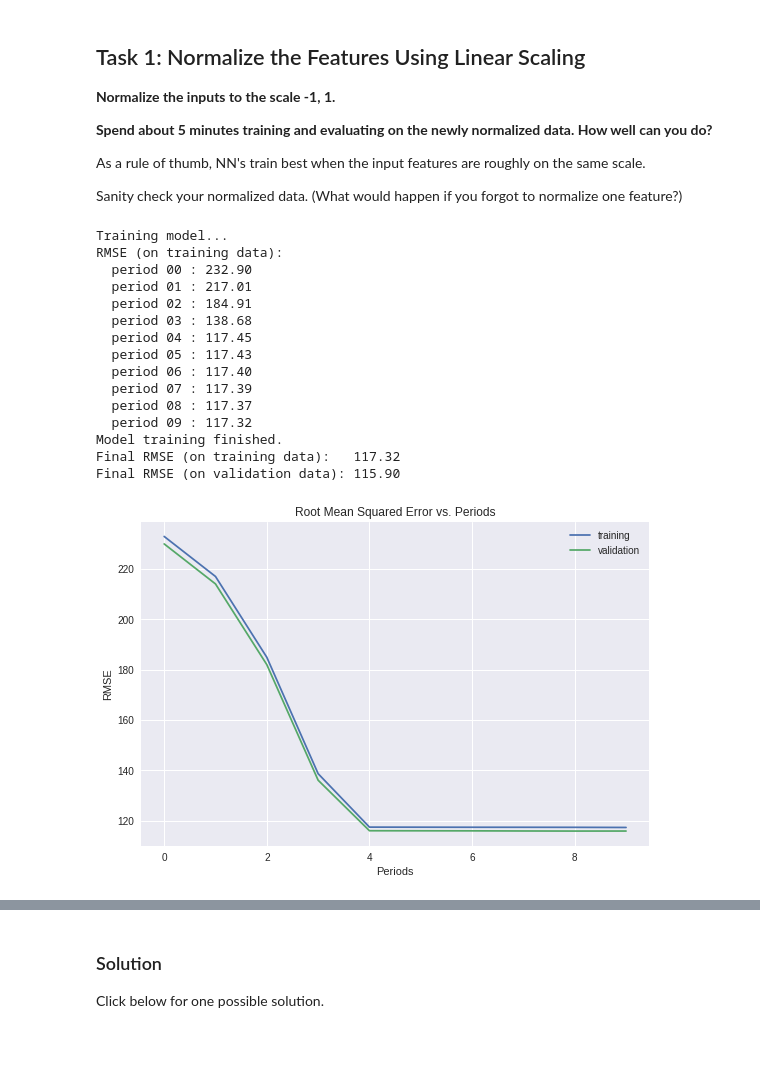
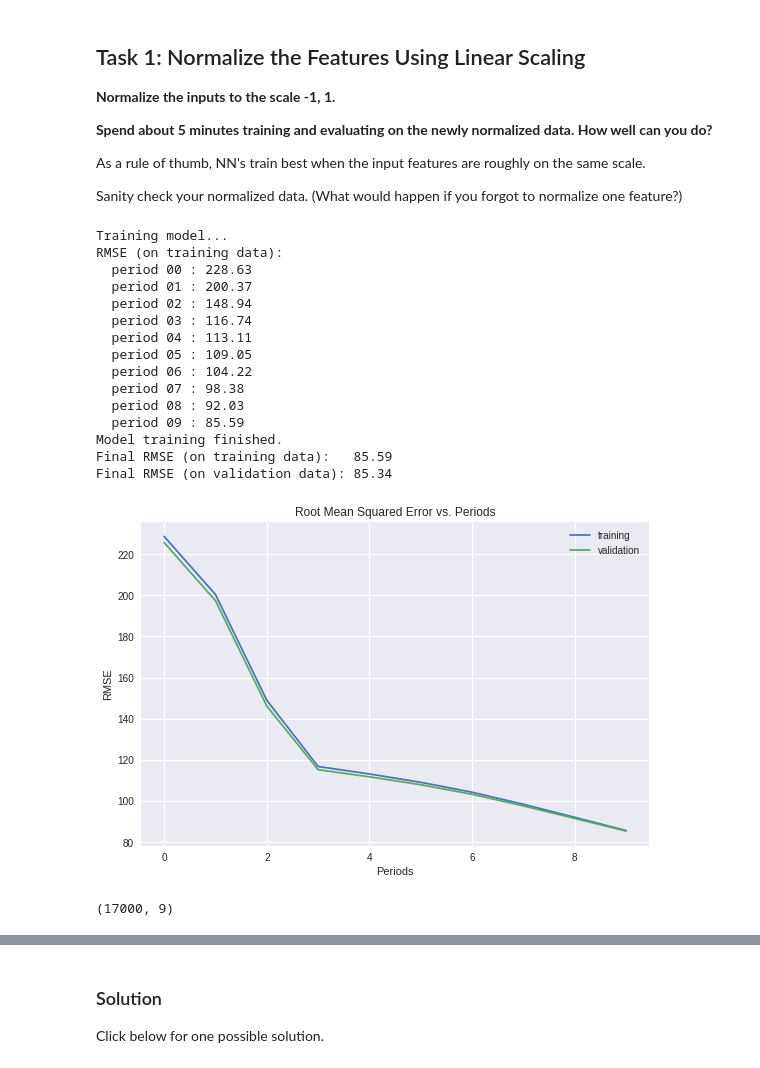
Before and after one commit to tenvol/tsf00, a Jupyter notebook: improving_neural_net_performance.ipynb, the cells around one changed output, grey strips where cells are left out. Cells and saved outputs as stored; diff of their text form; code cells hidden in the pictures.

```diff
--- a/improving_neural_net_performance.ipynb
+++ b/improving_neural_net_performance.ipynb
@@ -478,7 +470,8 @@ def normalize_linear_scale(examples_dataframe):
   #
   normalized_df = pd.DataFrame()
   for col_name in examples_dataframe:
-    normalized_df = pd.DataFrame(linear_scale(examples_dataframe[str(col_name)]))
+    #normalized_df = pd.DataFrame(linear_scale(examples_dataframe[str(col_name)]))
+    normalized_df[str(col_name)] = linear_scale(examples_dataframe[str(col_name)])
   #pass
   return normalized_df
 # %%
@@ -510,41 +525,47 @@ Sanity check your normalized data.  (What would happen if you forgot to normaliz
 # %%
 def normalize_linear_scale(examples_dataframe):
   """Returns a version of the input `DataFrame` that has all its features normalized linearly."""
   #
   # Your code here: normalize the inputs.
   #
+  normalized_df = pd.DataFrame()
   for col_name in examples_dataframe:
-    normalized_df = pd.DataFrame(linear_scale(examples_dataframe[str(col_name)]))
+    #normalized_df = pd.DataFrame(linear_scale(examples_dataframe[str(col_name)]))
+    normalized_df[str(col_name)] = linear_scale(examples_dataframe[str(col_name)])
   #pass
   return normalized_df
 
 normalized_dataframe = normalize_linear_scale(preprocess_features(california_housing_dataframe))
 normalized_training_examples = normalized_dataframe.head(12000)
 normalized_validation_examples = normalized_dataframe.tail(5000)
 
 _ = train_nn_regression_model(
     my_optimizer=tf.train.GradientDescentOptimizer(learning_rate=0.0007),
     steps=5000,
     batch_size=70,
     hidden_units=[10, 10],
     training_examples=normalized_training_examples,
     training_targets=training_targets,
     validation_examples=normalized_validation_examples,
     validation_targets=validation_targets)
 # %% [output]
 Training model...
 RMSE (on training data):
-  period 00 : 232.90
-  period 01 : 217.01
-  period 02 : 184.91
-  period 03 : 138.68
-  period 04 : 117.45
-  period 05 : 117.43
-  period 06 : 117.40
-  period 07 : 117.39
-  period 08 : 117.37
-  period 09 : 117.32
+  period 00 : 228.63
+  period 01 : 200.37
+  period 02 : 148.94
+  period 03 : 116.74
+  period 04 : 113.11
+  period 05 : 109.05
+  period 06 : 104.22
+  period 07 : 98.38
+  period 08 : 92.03
+  period 09 : 85.59
 Model training finished.
-Final RMSE (on training data):   117.32
-Final RMSE (on validation data): 115.90
+Final RMSE (on training data):   85.59
+Final RMSE (on validation data): 85.34
-[figure, old version]
+[figure, new version]
+# %%
+normalized_dataframe.shape
+# %% [output]
+(17000, 9)
```
Also changed, not shown: parts of 8 cells of this notebook.
